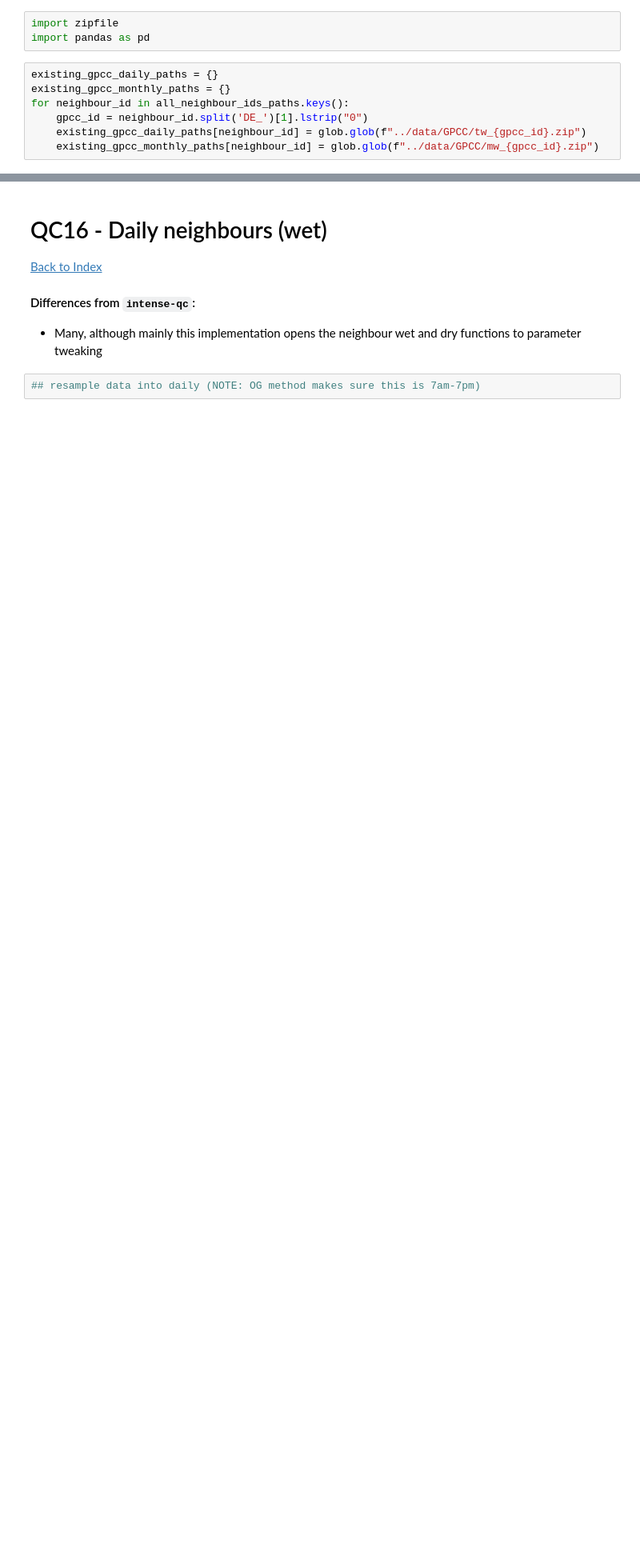
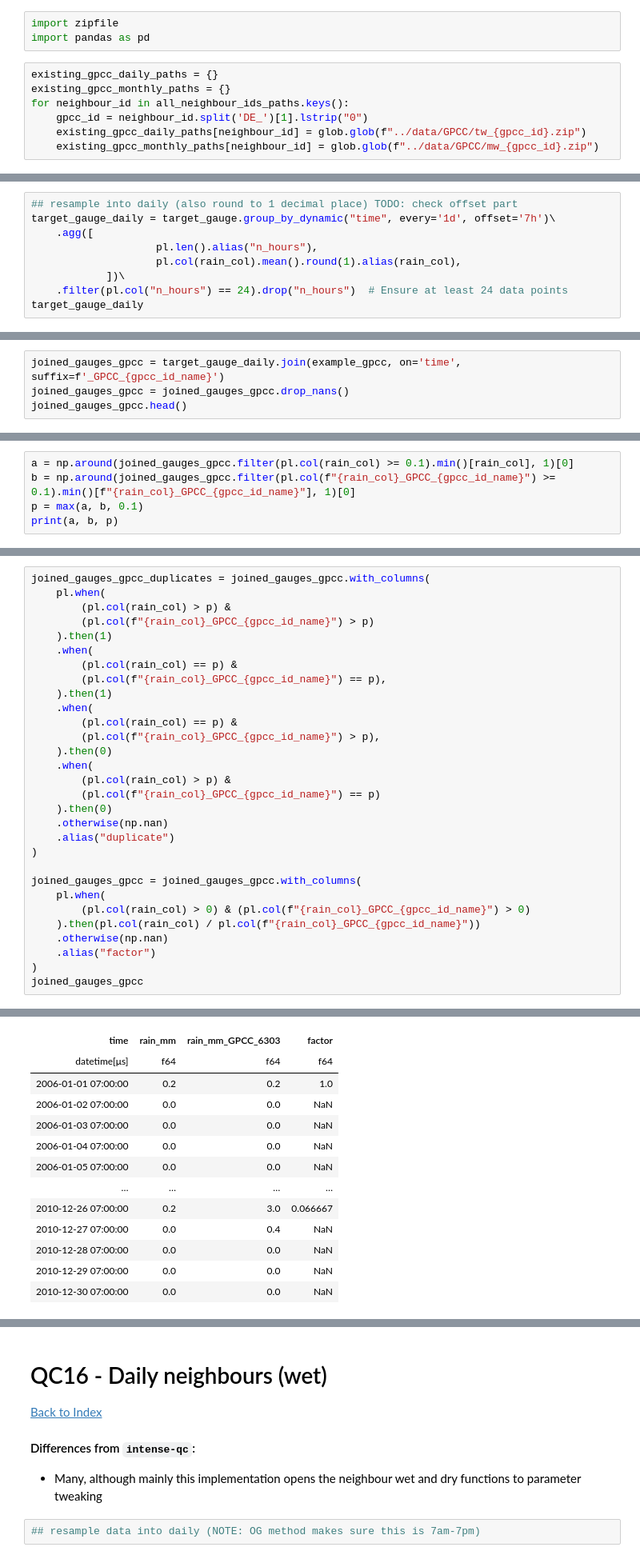
Before and after one commit to Thomasjkeel/RainfallQC-notebooks, a Jupyter notebook: notebooks/neighbour_checks.ipynb, the cells around one changed output, grey strips where cells are left out. Shown at 80% size. Saved outputs shown, nothing was run; the diff lists cells and outputs as text; blank space fills up the shorter version.

```diff
--- a/notebooks/neighbour_checks.ipynb
+++ b/notebooks/neighbour_checks.ipynb
@@ -425,0 +440,9 @@ shape: (5_875, 16)
+# %%
+## resample into daily (also round to 1 decimal place) TODO: check offset part
+target_gauge_daily = target_gauge.group_by_dynamic("time", every='1d', offset='7h')\
+    .agg([
+                    pl.len().alias("n_hours"),
+                    pl.col(rain_col).mean().round(1).alias(rain_col),
+            ])\
+    .filter(pl.col("n_hours") == 24).drop("n_hours")  # Ensure at least 24 data points
+target_gauge_daily
@@ -425,0 +464,4 @@ shape: (5_875, 16)
+# %%
+joined_gauges_gpcc = target_gauge_daily.join(example_gpcc, on='time', suffix=f'_GPCC_{gpcc_id_name}')
+joined_gauges_gpcc = joined_gauges_gpcc.drop_nans()
+joined_gauges_gpcc.head()
@@ -425,0 +477,5 @@ shape: (5_875, 16)
+# %%
+a = np.around(joined_gauges_gpcc.filter(pl.col(rain_col) >= 0.1).min()[rain_col], 1)[0]
+b = np.around(joined_gauges_gpcc.filter(pl.col(f"{rain_col}_GPCC_{gpcc_id_name}") >= 0.1).min()[f"{rain_col}_GPCC_{gpcc_id_name}"], 1)[0]
+p = max(a, b, 0.1)
+print(a, b, p)
@@ -425,0 +484,31 @@ shape: (5_875, 16)
+# %%
+joined_gauges_gpcc_duplicates = joined_gauges_gpcc.with_columns(
+    pl.when(
+        (pl.col(rain_col) > p) &
+        (pl.col(f"{rain_col}_GPCC_{gpcc_id_name}") > p)
+    ).then(1)
+    .when(
+        (pl.col(rain_col) == p) &
+        (pl.col(f"{rain_col}_GPCC_{gpcc_id_name}") == p),
+    ).then(1)
+    .when(
+        (pl.col(rain_col) == p) &
+        (pl.col(f"{rain_col}_GPCC_{gpcc_id_name}") > p),
+    ).then(0)
+    .when(
+        (pl.col(rain_col) > p) &
+        (pl.col(f"{rain_col}_GPCC_{gpcc_id_name}") == p)
+    ).then(0)
+    .otherwise(np.nan)
+    .alias("duplicate")
+)
+
+joined_gauges_gpcc = joined_gauges_gpcc.with_columns(
+    pl.when(
+        (pl.col(rain_col) > 0) & (pl.col(f"{rain_col}_GPCC_{gpcc_id_name}") > 0)
+    ).then(pl.col(rain_col) / pl.col(f"{rain_col}_GPCC_{gpcc_id_name}"))
+    .otherwise(np.nan)
+    .alias("factor")
+)
+joined_gauges_gpcc
+# %% [output]
@@ -425,0 +516,13 @@ shape: (5_875, 16)
+| time | rain_mm | rain_mm_GPCC_6303 | factor |
+| datetime[μs] | f64 | f64 | f64 |
+| 2006-01-01 07:00:00 | 0.2 | 0.2 | 1.0 |
+| 2006-01-02 07:00:00 | 0.0 | 0.0 | NaN |
+| 2006-01-03 07:00:00 | 0.0 | 0.0 | NaN |
+| 2006-01-04 07:00:00 | 0.0 | 0.0 | NaN |
+| 2006-01-05 07:00:00 | 0.0 | 0.0 | NaN |
+| … | … | … | … |
+| 2010-12-26 07:00:00 | 0.2 | 3.0 | 0.066667 |
+| 2010-12-27 07:00:00 | 0.0 | 0.4 | NaN |
+| 2010-12-28 07:00:00 | 0.0 | 0.0 | NaN |
+| 2010-12-29 07:00:00 | 0.0 | 0.0 | NaN |
+| 2010-12-30 07:00:00 | 0.0 | 0.0 | NaN |
```
Also changed, not shown: parts of 18 cells of this notebook.
